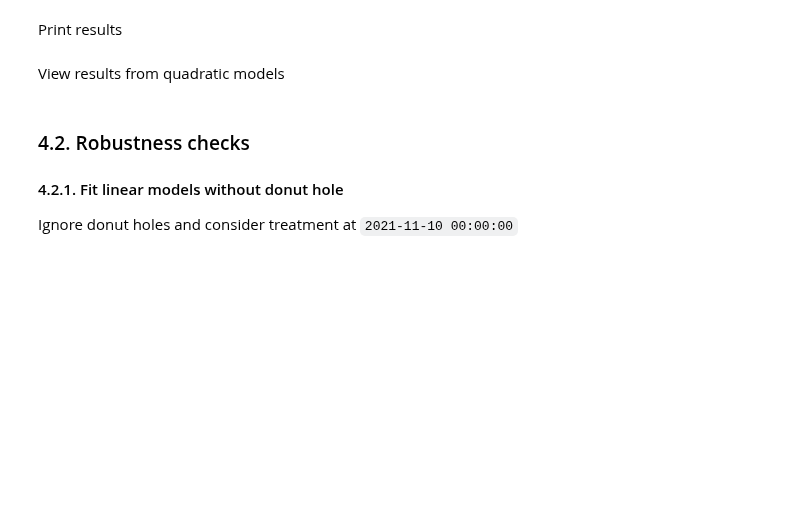
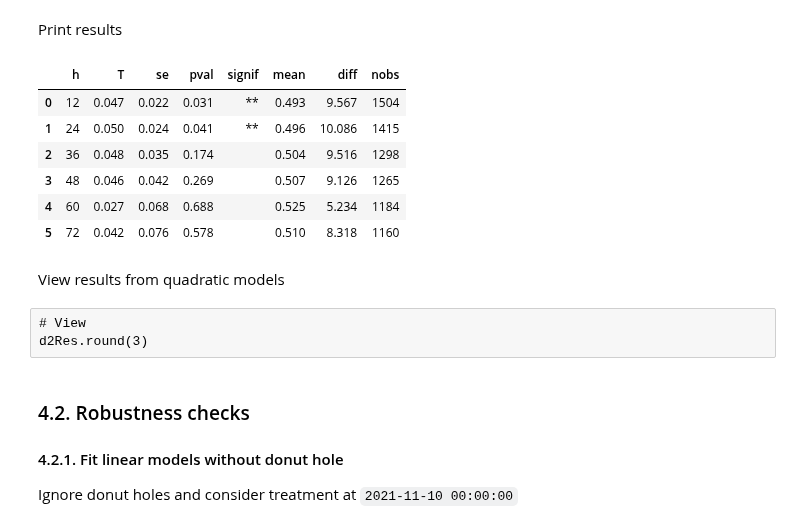
Before and after one commit to ArturoSbr/youtube-dislike-count, a Jupyter notebook: cod/02_analysis/01_analysis.ipynb, the cells around one changed output. Saved outputs shown, nothing was run; the diff lists cells and outputs as text; code cells hidden in the pictures; blank space fills up the shorter version.

```diff
--- a/cod/02_analysis/01_analysis.ipynb
+++ b/cod/02_analysis/01_analysis.ipynb
@@ -81,7 +81,7 @@ df['publishedAt'] = pd.to_datetime(df['publishedAt'], format='%Y-%m-%dT%H:%M:%SZ
 df = df.sort_values('publishedAt', ascending=True).reset_index(drop=True)
 
 # Start of policy rollout (2021-11-00)
-start = pd.Timestamp('2021-11-11 00:00:00')
+start = pd.Timestamp('2021-11-10 00:00:00')
 
 # Start of post period (24 hours after start)
 postStart = start + pd.Timedelta(hours=24)
@@ -401,22 +448,30 @@ Print results
 # %%
 # Choose depvar
 y = 'ncr2'
 
 # Format table
 res = d1Res[d1Res.index.get_level_values(0) == y].reset_index()
 res = res[[col for col in res.columns if col not in ('y', 'R2')]]
 res['diff'] = res['T'].div(res['mean'], axis=0) * 100
 res = res[['h','T','se','pval','signif','mean','diff','nobs']]
 
 # View
-# res.round(3)
+res.round(3)
 # print(
 #         res.to_latex(
 #         index=False,
 #         float_format='%.3f',
 #         caption=f'Estimated effects on {y}',
 #         label=f'tab_res_{y}'
 #     )
 # )
+# %% [output]
+|  | h | T | se | pval | signif | mean | diff | nobs |
+| 0 | 12 | 0.047 | 0.022 | 0.031 | ** | 0.493 | 9.567 | 1504 |
+| 1 | 24 | 0.050 | 0.024 | 0.041 | ** | 0.496 | 10.086 | 1415 |
+| 2 | 36 | 0.048 | 0.035 | 0.174 |  | 0.504 | 9.516 | 1298 |
+| 3 | 48 | 0.046 | 0.042 | 0.269 |  | 0.507 | 9.126 | 1265 |
+| 4 | 60 | 0.027 | 0.068 | 0.688 |  | 0.525 | 5.234 | 1184 |
+| 5 | 72 | 0.042 | 0.076 | 0.578 |  | 0.510 | 8.318 | 1160 |
 # %% [markdown]
 View results from quadratic models
@@ -426,3 +478,6 @@ d2Res.round(3)
+# %% [raw]
+# View
+d2Res.round(3)
 # %% [markdown]
 ### 4.2. Robustness checks
 
```
Also changed, not shown: parts of 17 cells of this notebook.
